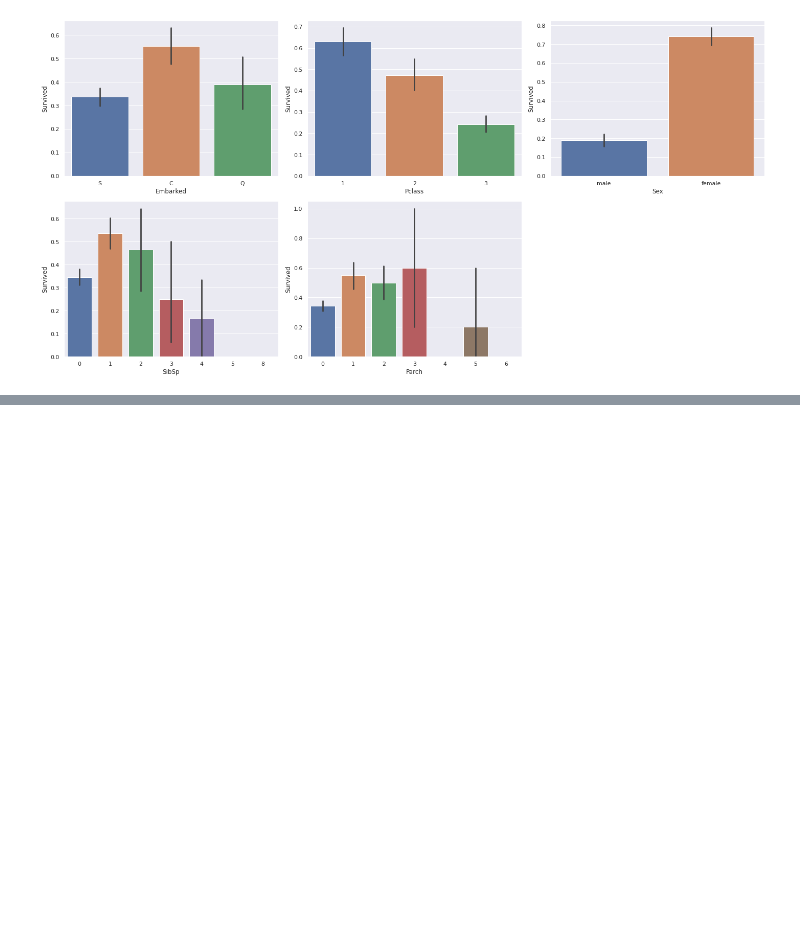
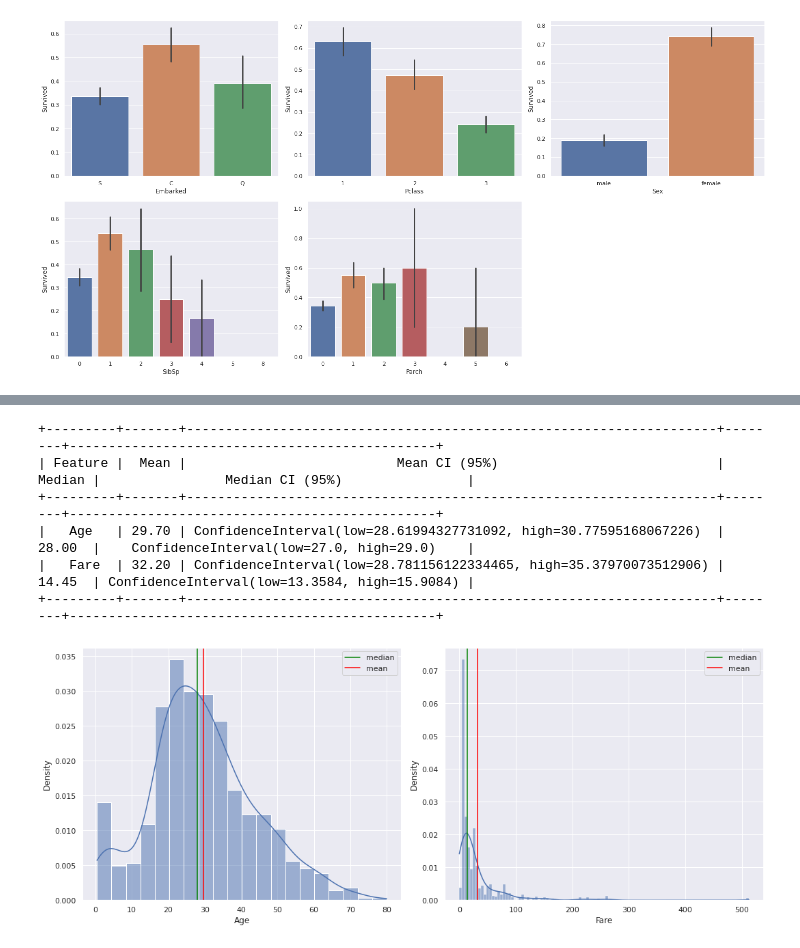
Before and after one commit to NirLalum/Titanic-ML-From-Disaster, a Jupyter notebook: Titanic.ipynb, the cells around one changed output, grey strips where cells are left out. Saved outputs shown, nothing was run; the diff lists cells and outputs as text; code cells hidden in the pictures; blank space fills up the shorter version.

Commit message:
made some progress in data analysis part:
1.plotted different distribution
2.calculated correlation between features
3. calculated some statistics and their confidence intervals

```diff
--- a/Titanic.ipynb
+++ b/Titanic.ipynb
@@ -7,16 +7,19 @@ import sklearn as sk
 import numpy as np
 import matplotlib.pyplot as plt
 import seaborn as sns
+from scipy.stats import bootstrap
+
 from tqdm import tqdm
+from prettytable import PrettyTable
 
 # ===== User Defined Packages =====
 import titanic_helpers as th
 
 %matplotlib inline
 
-plt.rcParams['figure.figsize'] = (8.0, 8.0)
+plt.rcParams['figure.figsize'] = (10.0, 10.0)
 plt.rcParams['axes.grid'] = True
-plt.rcParams['font.size'] = True
+plt.rcParams['font.size'] = 12
 
 sns.set_theme(style="darkgrid")
 # %% [markdown]
@@ -179,0 +194,41 @@ fig.tight_layout()
+# %%
+# Plot the age distribution
+fig,ax = plt.subplots(1,2,figsize=(15, 6))
+sns.histplot(data=df, x='Age', kde=True, stat='density', ax=ax[0])
+age_mean = df['Age'].mean()
+age_median = df['Age'].median()
+ax[0].axvline(x=age_median, color='green', label='median')
+ax[0].axvline(x=age_mean, color='red', label='mean')
+ax[0].legend()
+
+sns.histplot(data=df, x='Fare', kde=True, stat='density', ax=ax[1])
+fare_mean = df['Fare'].mean()
+fare_median = df['Fare'].median()
+ax[1].axvline(x=fare_median, color='green', label='median')
+ax[1].axvline(x=fare_mean, color='red', label='mean')
+ax[1].legend()
+
+fig.tight_layout()
+
+# Print the mean, median, and CIs (using bootstrap) of each feature:
+age_data = df[~df['Age'].isnull()]['Age'].values
+fare_data = df['Fare'].values
+
+ci_mean_age = bootstrap((age_data,), np.mean, confidence_level=0.95, method='basic')
+ci_median_age = bootstrap((age_data,), np.median, confidence_level=0.95, method='basic')
+
+ci_mean_fare = bootstrap((fare_data,), np.mean, confidence_level=0.95, method='basic')
+ci_median_fare = bootstrap((fare_data,), np.median, confidence_level=0.95, method='basic')
+
+statistics_table = PrettyTable(float_format='.2', field_names = ['Feature', 'Mean', 'Mean CI (95%)', 'Median', 'Median CI (95%)'])
+statistics_table.add_row(['Age', age_mean, ci_mean_age.confidence_interval,age_median, ci_median_age.confidence_interval])
+statistics_table.add_row(['Fare', fare_mean, ci_mean_fare.confidence_interval,fare_median, ci_median_fare.confidence_interval])
+print(statistics_table)
+# %% [output]
++---------+-------+--------------------------------------------------------------------+--------+-----------------------------------------------+
+| Feature |  Mean |                           Mean CI (95%)                            | Median |                Median CI (95%)                |
++---------+-------+--------------------------------------------------------------------+--------+-----------------------------------------------+
+|   Age   | 29.70 | ConfidenceInterval(low=28.61994327731092, high=30.77595168067226)  | 28.00  |    ConfidenceInterval(low=27.0, high=29.0)    |
+|   Fare  | 32.20 | ConfidenceInterval(low=28.781156122334465, high=35.37970073512906) | 14.45  | ConfidenceInterval(low=13.3584, high=15.9084) |
++---------+-------+--------------------------------------------------------------------+--------+-----------------------------------------------+
+[figure, added]
```
Also changed, not shown: parts of 19 cells of this notebook, 1 other file.
